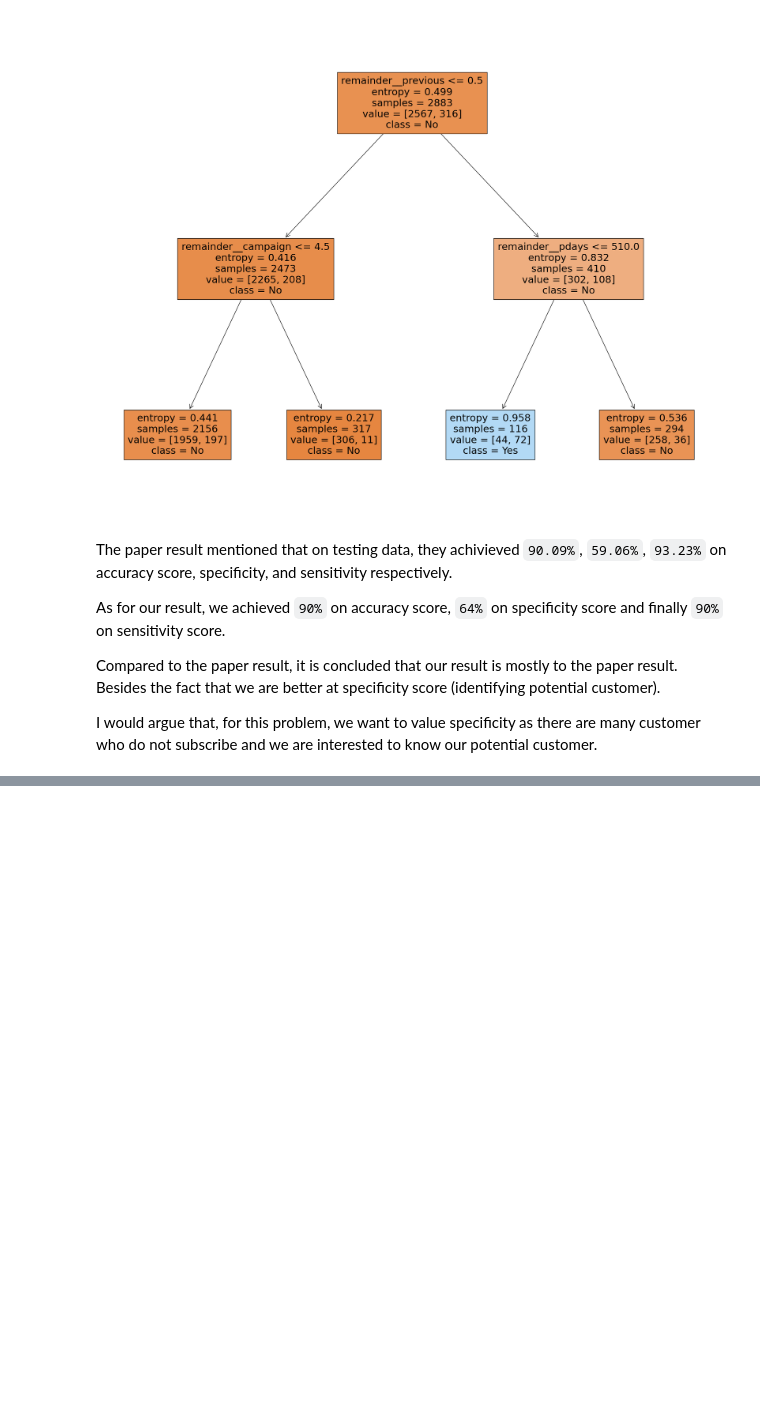
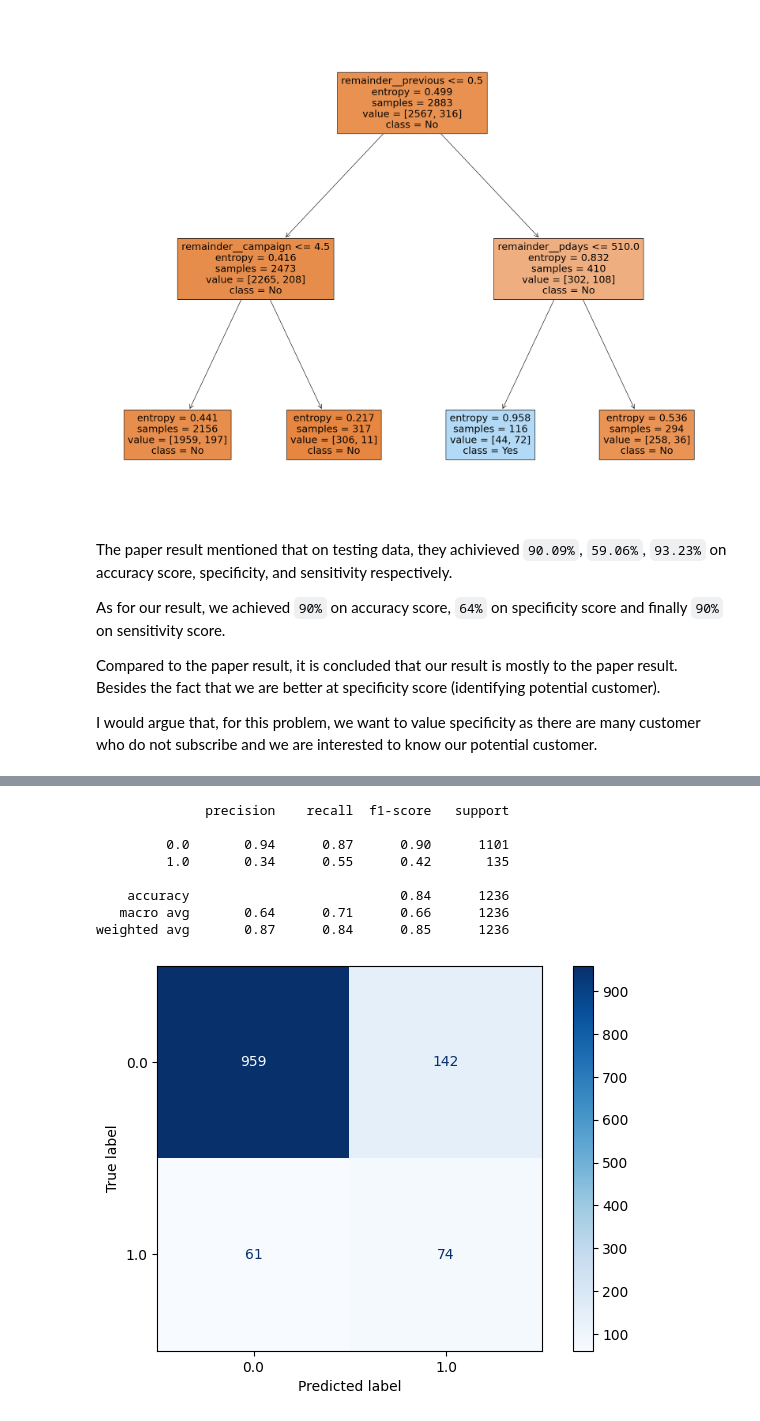
Before and after one commit to longtv2222/bank-investment-prediction, a Jupyter notebook: notebook.ipynb, the cells around one changed output, grey strips where cells are left out. Saved outputs shown, nothing was run; the diff lists cells and outputs as text; code cells hidden in the pictures; blank space fills up the shorter version.

```diff
--- a/notebook.ipynb
+++ b/notebook.ipynb
@@ -341,0 +385,28 @@ The recall score for this model is `99%` and the f1-score is `94%`. Although the
+# %%
+from imblearn.under_sampling import RandomUnderSampler
+from imblearn.over_sampling import RandomOverSampler
+from imblearn.pipeline import Pipeline
+
+under = RandomUnderSampler(sampling_strategy=1)
+pipeline = Pipeline(steps=[('u', under), ('rfc', rfc)])
+rfc_param_grid = {
+    'rfc__n_estimators': [30, 50, 100],
+    'rfc__max_features': ['sqrt', 'log2'],
+    'rfc__max_depth': [4, 8, 12, 16],
+    'rfc__criterion': ['gini', 'entropy'],
+    'rfc__min_samples_split': [0.1, 0.3, 0.5]
+}
+tree_tuning = GridSearchCV(
+    estimator=pipeline, param_grid=rfc_param_grid, scoring="accuracy", cv=10, n_jobs=-1)
+tree_tuning.fit(x_train, y_train)
+report_result(tree_tuning.predict(x_test), y_test, tree_tuning)
+# %% [output]
+              precision    recall  f1-score   support
+
+         0.0       0.94      0.87      0.90      1101
+         1.0       0.34      0.55      0.42       135
+
+    accuracy                           0.84      1236
+   macro avg       0.64      0.71      0.66      1236
+weighted avg       0.87      0.84      0.85      1236
+[figure, added]
```
Also changed, not shown: parts of 9 cells of this notebook.
